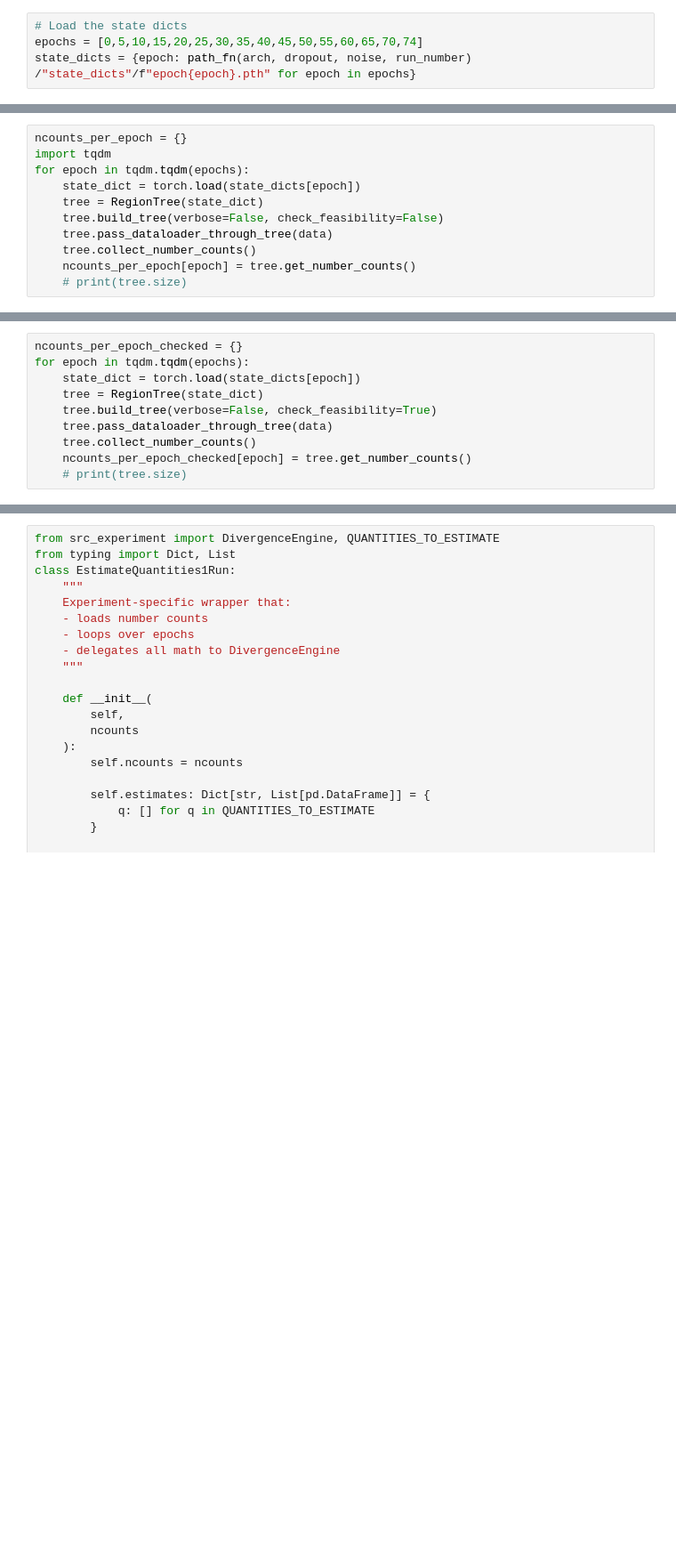
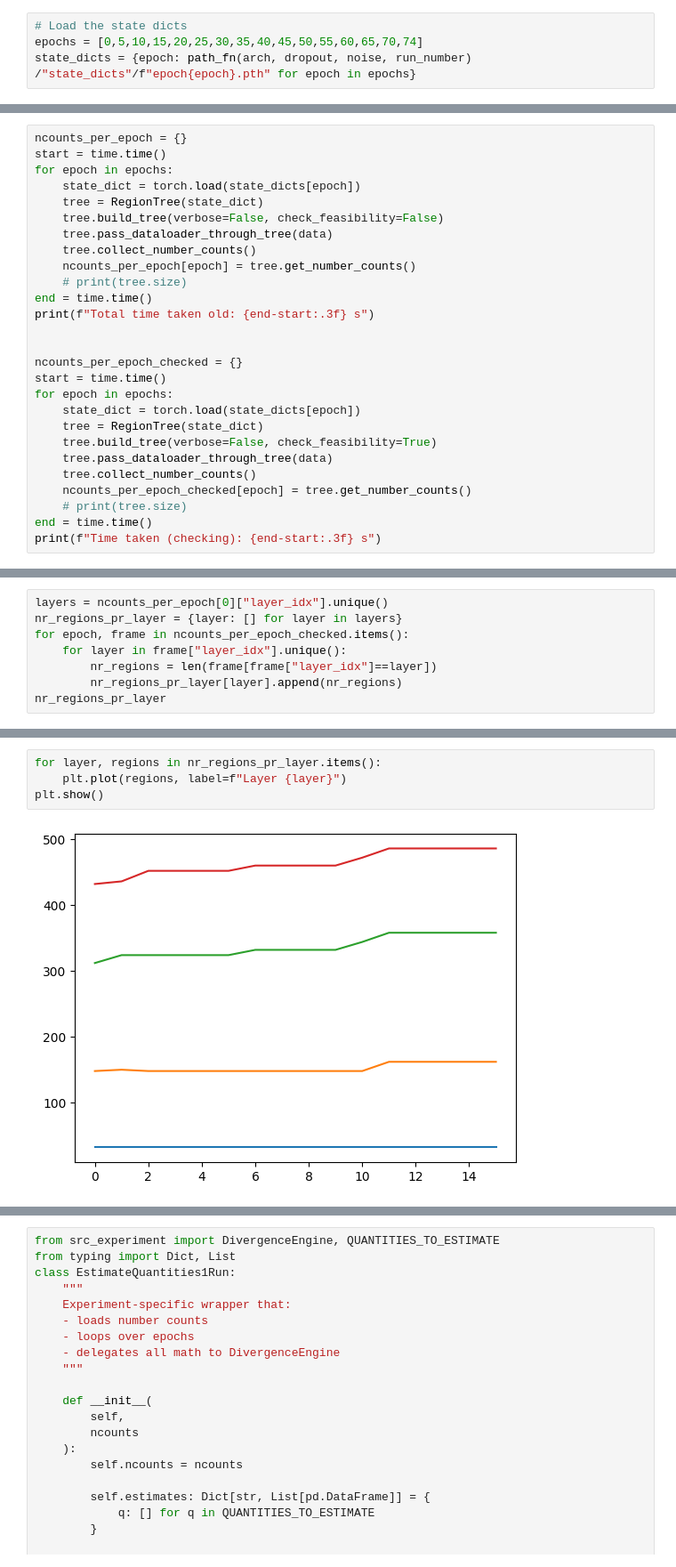
Before and after one commit to Johanmkr/WP1-Polyhedra, a Jupyter notebook: notebooks/is_feasibility_check_working.ipynb, the cells around one changed output, grey strips where cells are left out. Shown at 89% size. Drawn from its saved outputs; the diff is of its cells as text; blank space fills up the shorter version.

```diff
--- a/notebooks/is_feasibility_check_working.ipynb
+++ b/notebooks/is_feasibility_check_working.ipynb
@@ -33,7 +33,7 @@ len(data)
 # %%
 ncounts_per_epoch = {}
-import tqdm
-for epoch in tqdm.tqdm(epochs):
+start = time.time()
+for epoch in epochs:
     state_dict = torch.load(state_dicts[epoch])
     tree = RegionTree(state_dict)
     tree.build_tree(verbose=False, check_feasibility=False)
@@ -41,3 +41,19 @@ for epoch in tqdm.tqdm(epochs):
     tree.collect_number_counts()
     ncounts_per_epoch[epoch] = tree.get_number_counts()
     # print(tree.size)
+end = time.time()
+print(f"Total time taken old: {end-start:.3f} s")
+
+
+ncounts_per_epoch_checked = {}
+start = time.time()
+for epoch in epochs:
+    state_dict = torch.load(state_dicts[epoch])
+    tree = RegionTree(state_dict)
+    tree.build_tree(verbose=False, check_feasibility=True)
+    tree.pass_dataloader_through_tree(data)
+    tree.collect_number_counts()
+    ncounts_per_epoch_checked[epoch] = tree.get_number_counts()
+    # print(tree.size)
+end = time.time()
+print(f"Time taken (checking): {end-start:.3f} s")
@@ -44,10 +62,0 @@ for epoch in tqdm.tqdm(epochs):
-# %%
-ncounts_per_epoch_checked = {}
-for epoch in tqdm.tqdm(epochs):
-    state_dict = torch.load(state_dicts[epoch])
-    tree = RegionTree(state_dict)
-    tree.build_tree(verbose=False, check_feasibility=True)
-    tree.pass_dataloader_through_tree(data)
-    tree.collect_number_counts()
-    ncounts_per_epoch_checked[epoch] = tree.get_number_counts()
-    # print(tree.size)
@@ -93,0 +65,8 @@ ncounts_per_epoch_checked[0]
+# %%
+layers = ncounts_per_epoch[0]["layer_idx"].unique()
+nr_regions_pr_layer = {layer: [] for layer in layers}
+for epoch, frame in ncounts_per_epoch_checked.items():
+    for layer in frame["layer_idx"].unique():
+        nr_regions = len(frame[frame["layer_idx"]==layer])
+        nr_regions_pr_layer[layer].append(nr_regions)
+nr_regions_pr_layer
@@ -93,0 +91,6 @@ ncounts_per_epoch_checked[0]
+# %%
+for layer, regions in nr_regions_pr_layer.items():
+    plt.plot(regions, label=f"Layer {layer}")
+plt.show()
+# %% [output]
+[figure, added]
```
Also changed, not shown: parts of 12 cells of this notebook, 1 other file.
